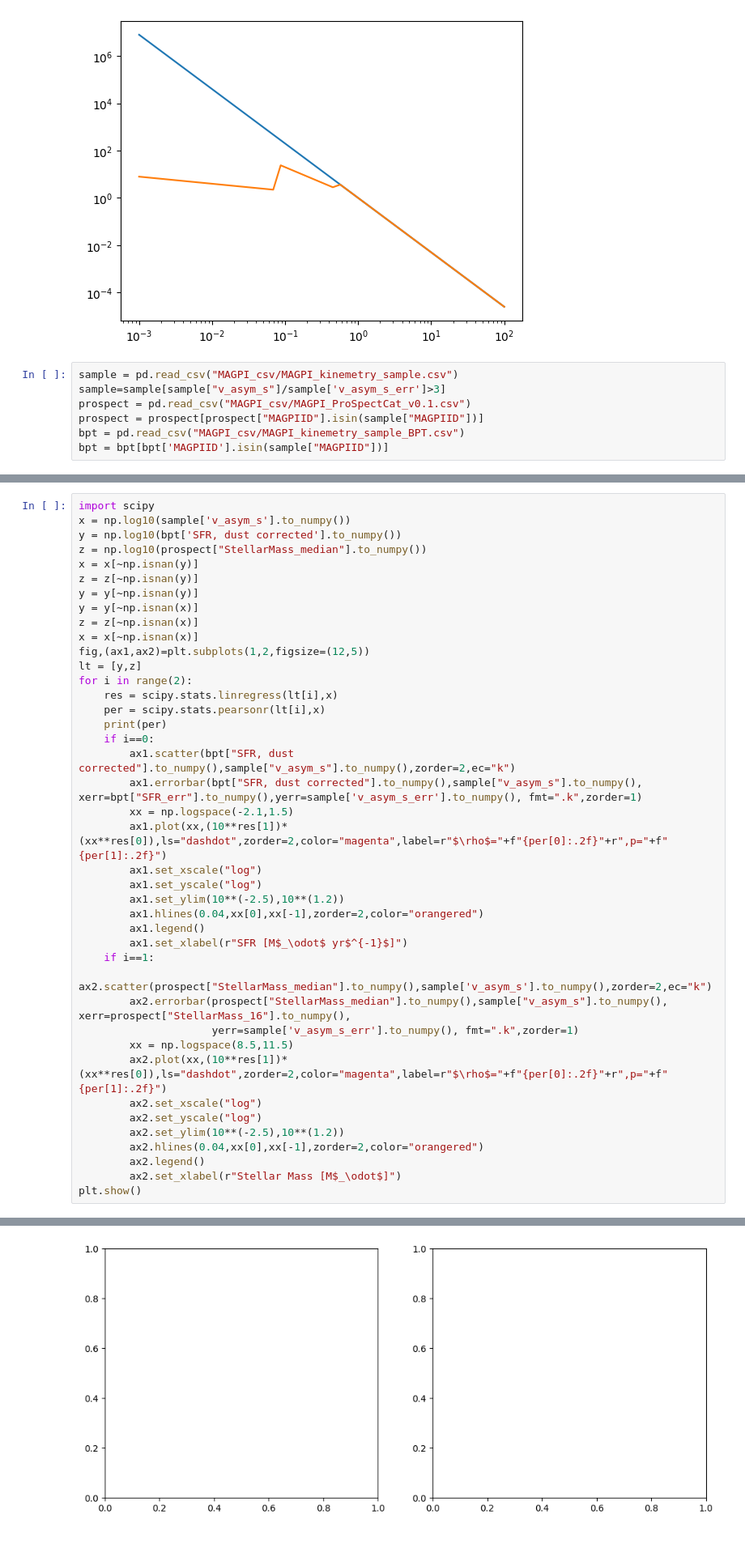
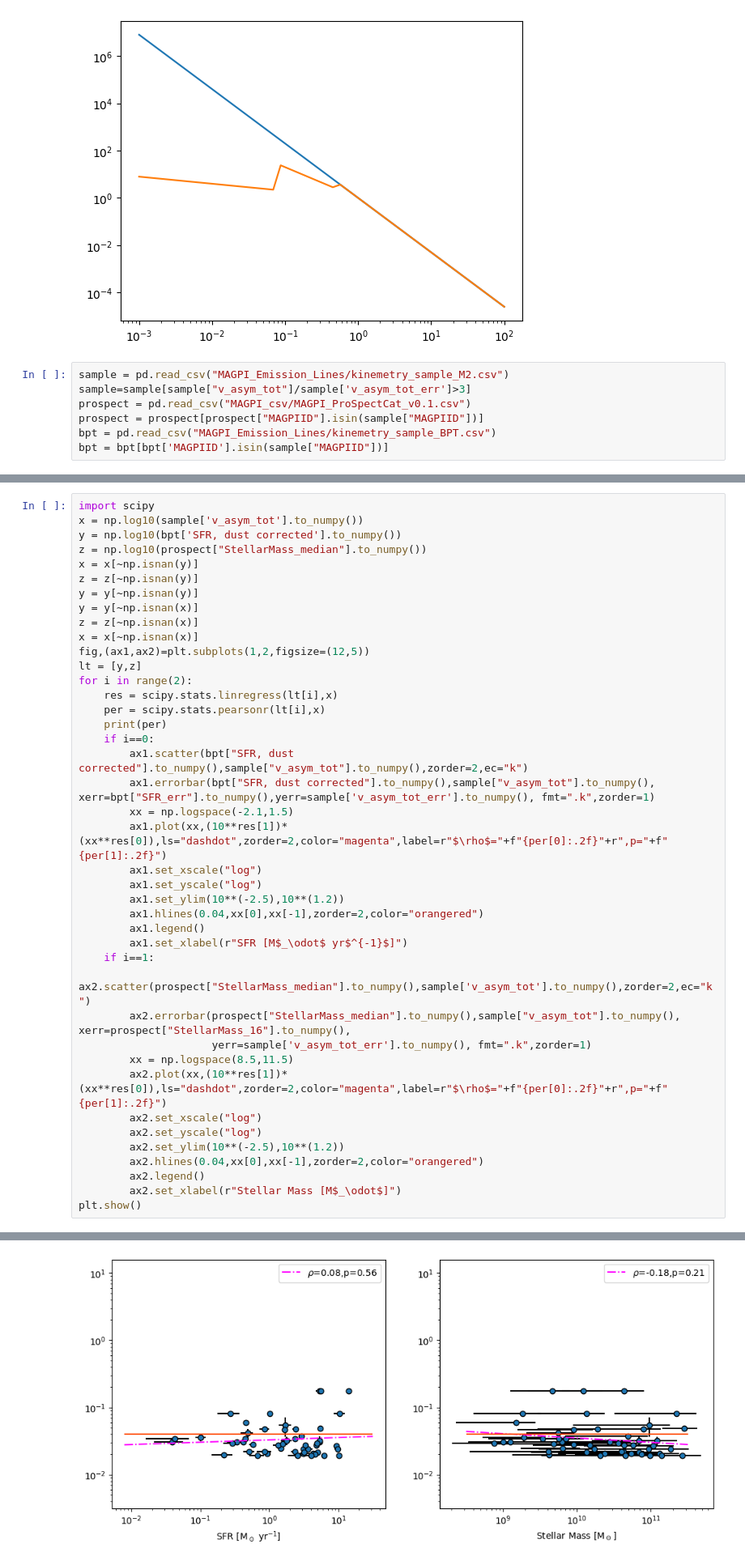
Before and after one commit to r-bagge/MAGPI_kinematics, a Jupyter notebook: plots.ipynb, the cells around one changed output, grey strips where cells are left out. Shown at 81% size. Saved outputs shown, nothing was run; the diff lists cells and outputs as text; blank space fills up the shorter version.

```diff
--- a/plots.ipynb
+++ b/plots.ipynb
@@ -203,11 +203,11 @@ plt.show()
 # %% [output]
 [figure]
 # %%
-sample = pd.read_csv("MAGPI_csv/MAGPI_kinemetry_sample.csv")
-sample=sample[sample["v_asym_s"]/sample['v_asym_s_err']>3]
+sample = pd.read_csv("MAGPI_Emission_Lines/kinemetry_sample_M2.csv")
+sample=sample[sample["v_asym_tot"]/sample['v_asym_tot_err']>3]
 prospect = pd.read_csv("MAGPI_csv/MAGPI_ProSpectCat_v0.1.csv")
 prospect = prospect[prospect["MAGPIID"].isin(sample["MAGPIID"])]
-bpt = pd.read_csv("MAGPI_csv/MAGPI_kinemetry_sample_BPT.csv")
+bpt = pd.read_csv("MAGPI_Emission_Lines/kinemetry_sample_BPT.csv")
 bpt = bpt[bpt['MAGPIID'].isin(sample["MAGPIID"])]
 # %%
 fig,(ax1,ax2)=plt.subplots(1,2,figsize=(12,5))
@@ -223,6 +223,6 @@ plt.show()
 # %%
 import scipy
-x = np.log10(sample['v_asym_s'].to_numpy())
+x = np.log10(sample['v_asym_tot'].to_numpy())
 y = np.log10(bpt['SFR, dust corrected'].to_numpy())
 z = np.log10(prospect["StellarMass_median"].to_numpy())
 x = x[~np.isnan(y)]
@@ -238,8 +238,8 @@ for i in range(2):
     per = scipy.stats.pearsonr(lt[i],x)
     print(per)
     if i==0:
-        ax1.scatter(bpt["SFR, dust corrected"].to_numpy(),sample["v_asym_s"].to_numpy(),zorder=2,ec="k")
-        ax1.errorbar(bpt["SFR, dust corrected"].to_numpy(),sample["v_asym_s"].to_numpy(), xerr=bpt["SFR_err"].to_numpy(),yerr=sample['v_asym_s_err'].to_numpy(), fmt=".k",zorder=1)
+        ax1.scatter(bpt["SFR, dust corrected"].to_numpy(),sample["v_asym_tot"].to_numpy(),zorder=2,ec="k")
+        ax1.errorbar(bpt["SFR, dust corrected"].to_numpy(),sample["v_asym_tot"].to_numpy(), xerr=bpt["SFR_err"].to_numpy(),yerr=sample['v_asym_tot_err'].to_numpy(), fmt=".k",zorder=1)
         xx = np.logspace(-2.1,1.5)
         ax1.plot(xx,(10**res[1])*(xx**res[0]),ls="dashdot",zorder=2,color="magenta",label=r"$\rho$="+f"{per[0]:.2f}"+r",p="+f"{per[1]:.2f}")
         ax1.set_xscale("log")
@@ -249,9 +249,9 @@ for i in range(2):
         ax1.legend()
         ax1.set_xlabel(r"SFR [M$_\odot$ yr$^{-1}$]")
     if i==1:
-        ax2.scatter(prospect["StellarMass_median"].to_numpy(),sample['v_asym_s'].to_numpy(),zorder=2,ec="k")
-        ax2.errorbar(prospect["StellarMass_median"].to_numpy(),sample["v_asym_s"].to_numpy(), xerr=prospect["StellarMass_16"].to_numpy(),
-                     yerr=sample['v_asym_s_err'].to_numpy(), fmt=".k",zorder=1)
+        ax2.scatter(prospect["StellarMass_median"].to_numpy(),sample['v_asym_tot'].to_numpy(),zorder=2,ec="k")
+        ax2.errorbar(prospect["StellarMass_median"].to_numpy(),sample["v_asym_tot"].to_numpy(), xerr=prospect["StellarMass_16"].to_numpy(),
+                     yerr=sample['v_asym_tot_err'].to_numpy(), fmt=".k",zorder=1)
         xx = np.logspace(8.5,11.5)
         ax2.plot(xx,(10**res[1])*(xx**res[0]),ls="dashdot",zorder=2,color="magenta",label=r"$\rho$="+f"{per[0]:.2f}"+r",p="+f"{per[1]:.2f}")
         ax2.set_xscale("log")
@@ -266 +267 @@ ValueError: array must not contain infs or NaNs
-[figure, old version]
+[figure, new version]
```
Also changed, not shown: parts of 6 cells of this notebook, 2 other files.
